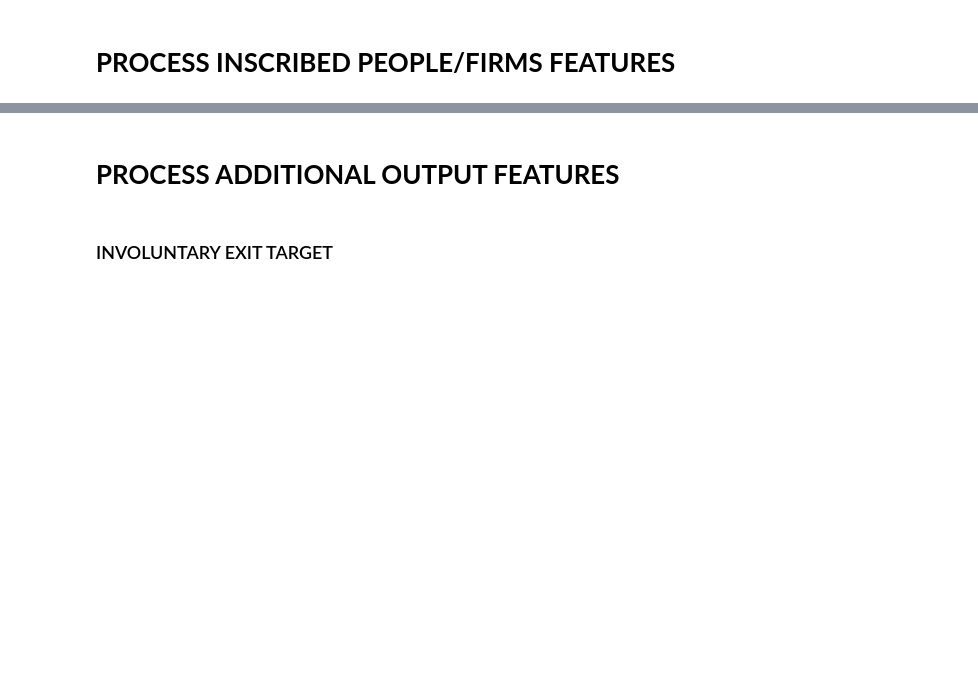
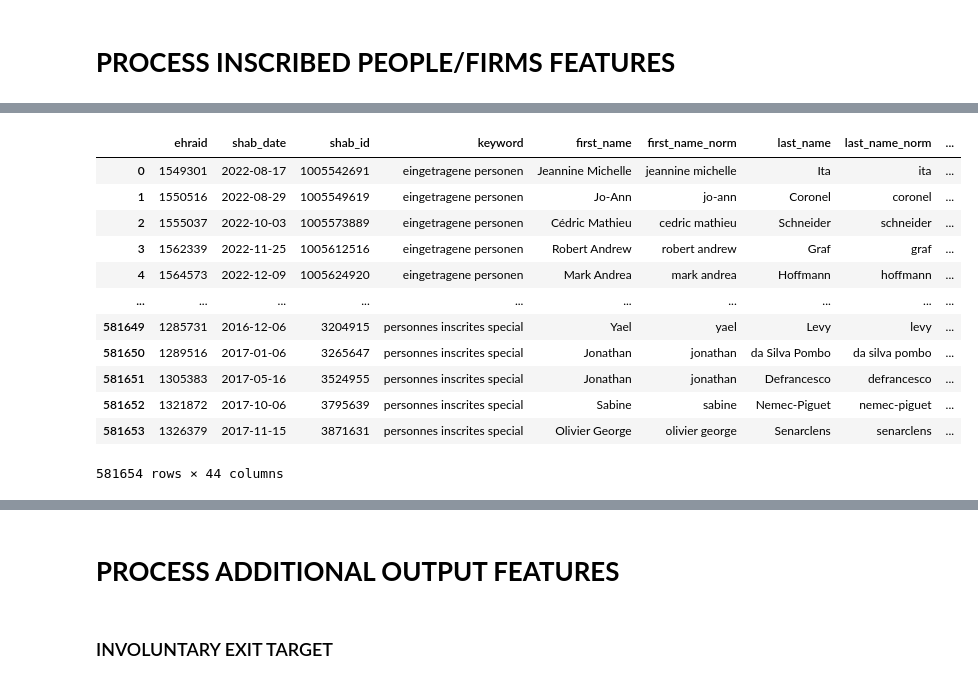
Before and after one commit to MaBlock7/company_success_prediction, a Jupyter notebook: success_prediction/zefix_feature_engineering.ipynb, the cells around one changed output, grey strips where cells are left out. Drawn from its saved outputs; the diff is of its cells as text; code cells hidden in the pictures; blank space fills up the shorter version.

```diff
--- a/success_prediction/zefix_feature_engineering.ipynb
+++ b/success_prediction/zefix_feature_engineering.ipynb
@@ -315,3 +418,19 @@ with connect_database() as con:
+# %%
+df_insc_people
+# %% [output]
+|  | ehraid | shab_date | shab_id | keyword | first_name | first_name_norm | last_name | last_name_norm | ... |
+| 0 | 1549301 | 2022-08-17 | 1005542691 | eingetragene personen | Jeannine Michelle | jeannine michelle | Ita | ita | ... |
+| 1 | 1550516 | 2022-08-29 | 1005549619 | eingetragene personen | Jo-Ann | jo-ann | Coronel | coronel | ... |
+| 2 | 1555037 | 2022-10-03 | 1005573889 | eingetragene personen | Cédric Mathieu | cedric mathieu | Schneider | schneider | ... |
+| 3 | 1562339 | 2022-11-25 | 1005612516 | eingetragene personen | Robert Andrew | robert andrew | Graf | graf | ... |
+| 4 | 1564573 | 2022-12-09 | 1005624920 | eingetragene personen | Mark Andrea | mark andrea | Hoffmann | hoffmann | ... |
+| ... | ... | ... | ... | ... | ... | ... | ... | ... | ... |
+| 581649 | 1285731 | 2016-12-06 | 3204915 | personnes inscrites special | Yael | yael | Levy | levy | ... |
+| 581650 | 1289516 | 2017-01-06 | 3265647 | personnes inscrites special | Jonathan | jonathan | da Silva Pombo | da silva pombo | ... |
+| 581651 | 1305383 | 2017-05-16 | 3524955 | personnes inscrites special | Jonathan | jonathan | Defrancesco | defrancesco | ... |
+| 581652 | 1321872 | 2017-10-06 | 3795639 | personnes inscrites special | Sabine | sabine | Nemec-Piguet | nemec-piguet | ... |
+| 581653 | 1326379 | 2017-11-15 | 3871631 | personnes inscrites special | Olivier George | olivier george | Senarclens | senarclens | ... |
+581654 rows × 44 columns
 # %%
 # Pre-process dataframe
 bfs_code_cols = [col for col in df_insc_people.columns if 'bfs_gmde_code_' in col]
```
Also changed, not shown: parts of 14 cells of this notebook, 3 other files.
